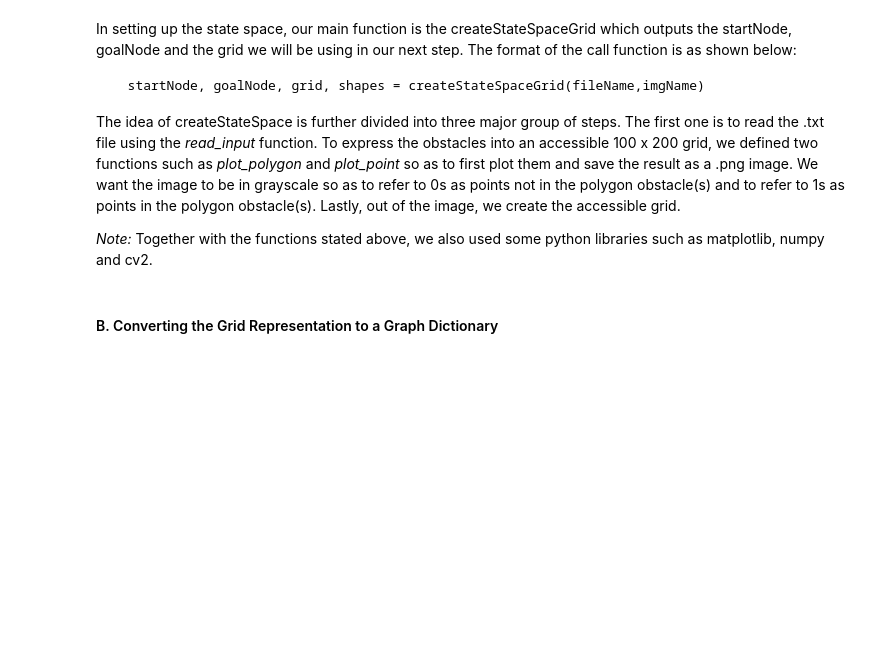
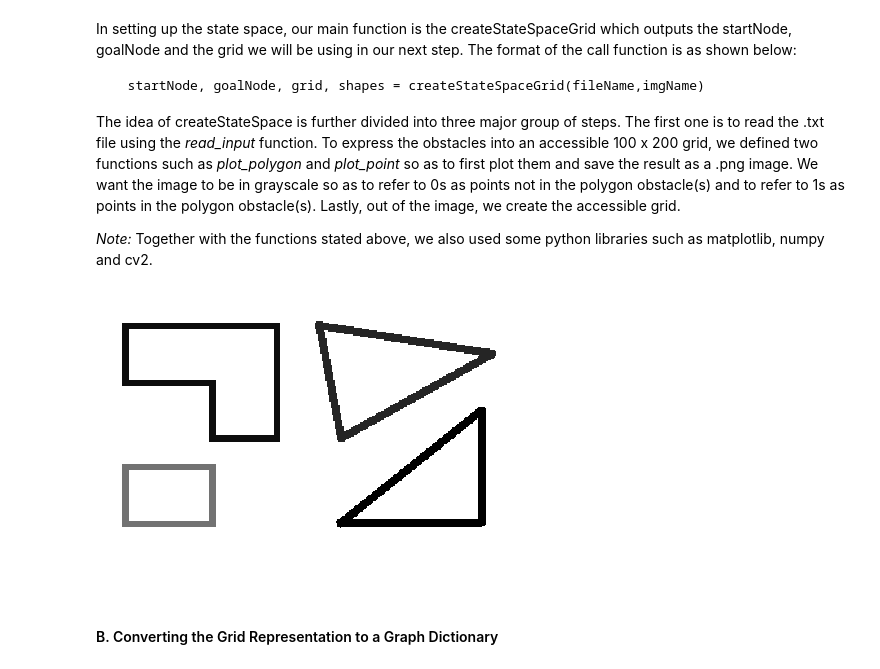
Before and after one commit to lbleal1/CS-180-Artificial-Intelligence, a Jupyter notebook: Machine Problems/MP1: Path Planning/MP1 - Path Planning .ipynb, the cells around one changed output. Drawn from its saved outputs; the diff is of its cells as text; code cells hidden in the pictures; blank space fills up the shorter version.

```diff
--- a/Machine Problems/MP1: Path Planning/MP1 - Path Planning .ipynb
+++ b/Machine Problems/MP1: Path Planning/MP1 - Path Planning .ipynb
@@ -48,7 +48,7 @@ import matplotlib.pyplot as plt
 
 def plot_polygon(coord):
     coord.append(coord[0]) # repeat the first point to create a 'closed loop'
-    ys, xs = zip(*coord)   # create lists of x and y values
+    xs, ys = zip(*coord)   # create lists of x and y values
     plt.plot(ys,xs, linewidth=5)
 
 def plot_point(pt):
@@ -114,7 +114,9 @@ def createStateSpaceGrid(fileName, imgName):
 
     return startNode, goalNode, grid, shapes
 # %%
-startNode, goalNode, grid, shapes = createStateSpaceGrid('in1.txt','maze1.png')
+startNode, goalNode, grid, shapes = createStateSpaceGrid('in2.txt','maze2.png')
+# %% [output]
+[figure, added]
 # %% [markdown]
   #### B. Converting the Grid Representation to a Graph Dictionary
 # %% [markdown]
```
Also changed, not shown: parts of 29 cells of this notebook, 22 other files.
